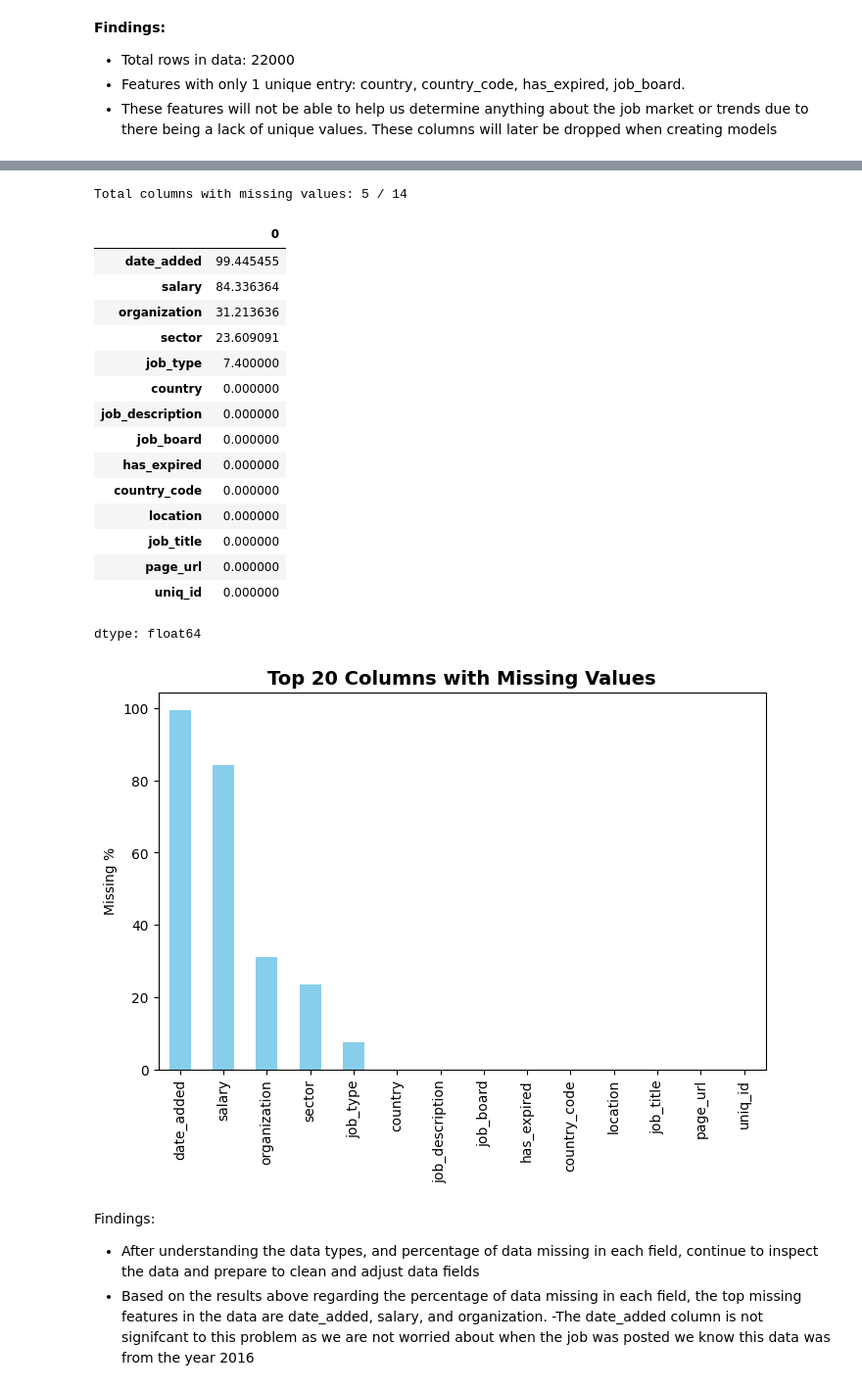
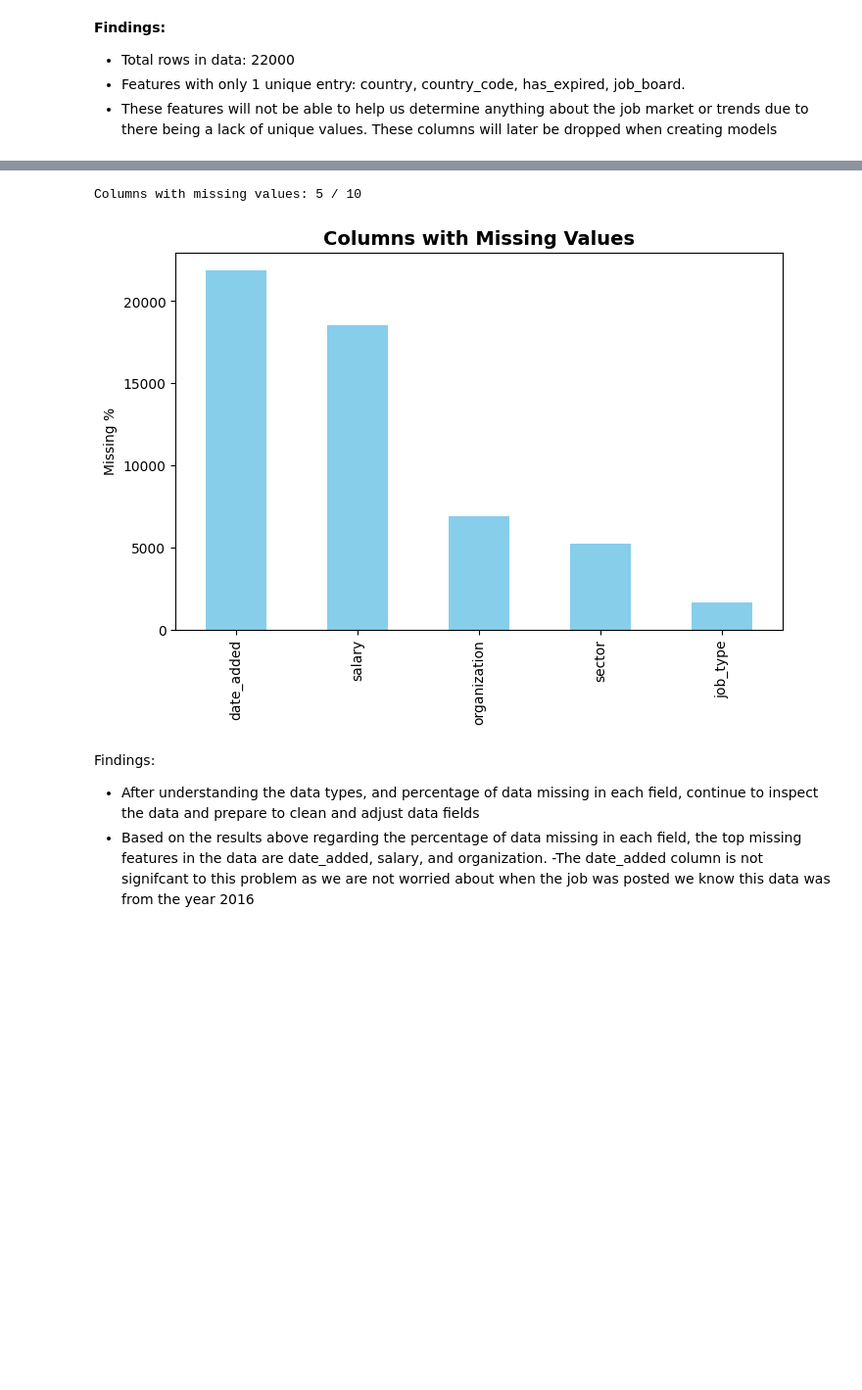
Before and after one commit to PTucc327/Job_Market_Analysis, a Jupyter notebook: job_market_analysis.ipynb, the cells around one changed output, grey strips where cells are left out. Shown at 98% size. Saved outputs shown, nothing was run; the diff lists cells and outputs as text; code cells hidden in the pictures; blank space fills up the shorter version.

```diff
--- a/job_market_analysis.ipynb
+++ b/job_market_analysis.ipynb
@@ -76,7 +89,7 @@ Goals for this section:
 3. Inspect distributions for title frequency, location, and salary (where available).
 # %%
 # Load data
-df = pd.read_csv("monster_com-job_sample.csv", parse_dates=["date_added"], low_memory=False)
+df = pd.read_csv("monster_com-job_sample.csv", parse_dates=["date_added"], engine='python')
 
 # View first 10 rows
 print(f"Dataset contains {df.shape[0]} rows and {df.shape[1]} columns.\n")
@@ -174,37 +152,20 @@ Column types:
 | uniq_id | object |
 dtype: object
 # %%
-missing_pct = df.isna().mean().sort_values(ascending=False) * 100
-print(f"Total columns with missing values: {(missing_pct > 0).sum()} / {df.shape[1]}")
-
-# Display top 20
-display(missing_pct.head(20))
+#Missing values analysis
+missing = df.isnull().sum().sort_values(ascending=False)
+missing_nonzero = missing[missing > 0]
+print("Columns with missing values:", len(missing_nonzero), "/", df.shape[1])
 
 # Optional: Visualize missingness
 plt.figure(figsize=(8, 5))
-missing_pct.head(20).plot(kind='bar', color='skyblue')
+missing_nonzero.head(20).plot(kind='bar', color='skyblue')
 plt.ylabel("Missing %")
-plt.title("Top 20 Columns with Missing Values",fontdict={'fontsize': 14, 'fontweight': 'bold'})
+plt.title("Columns with Missing Values",fontdict={'fontsize': 14, 'fontweight': 'bold'})
 plt.show()
 # %% [output]
-Total columns with missing values: 5 / 14
+Columns with missing values: 5 / 10
-|  | 0 |
-| date_added | 99.445455 |
-| salary | 84.336364 |
-| organization | 31.213636 |
-| sector | 23.609091 |
-| job_type | 7.400000 |
-| country | 0.000000 |
-| job_description | 0.000000 |
-| job_board | 0.000000 |
-| has_expired | 0.000000 |
-| country_code | 0.000000 |
-| location | 0.000000 |
-| job_title | 0.000000 |
-| page_url | 0.000000 |
-| uniq_id | 0.000000 |
-dtype: float64
-[figure, old version]
+[figure, new version]
 # %% [markdown]
 Findings:
 - After understanding the data types, and percentage of data missing in each field, continue to inspect the data and prepare to clean and adjust data fields
```
Also changed, not shown: parts of 89 cells of this notebook.
